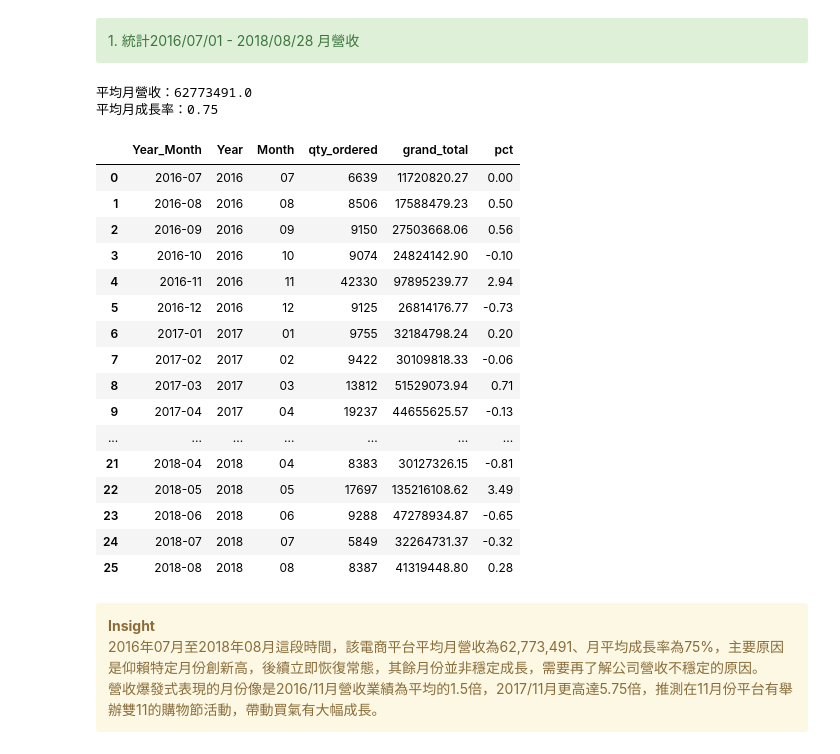
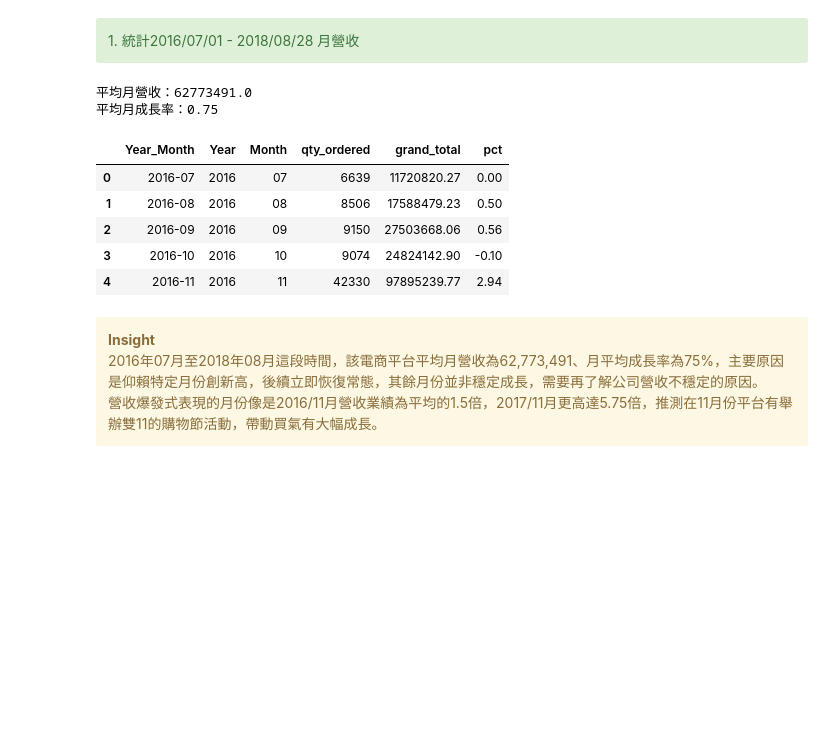
Before and after one commit to LiangYuDer/E-commerce-Analysis, a Jupyter notebook: ec_analysis.ipynb, the cells around one changed output. Cells and saved outputs as stored; diff of their text form; code cells hidden in the pictures; blank space fills up the shorter version.

```diff
--- a/ec_analysis.ipynb
+++ b/ec_analysis.ipynb
@@ -141,36 +141,26 @@ print(f"訂單最晚時間：{dt['created_at_date'].max()}")
 # %%
 # 篩選訂單狀態是 completed 的訂單按照年月計算總營收
 # 合併年、月兩欄新增 Year_Month 欄位
-revenue = dt[dt["status"] == "completed"][["Year", "Month", "qty_ordered", "grand_total"]].groupby(["Year", "Month"]).agg("sum").sort_values(by=["Year", "Month"]).reset_index()
+order_completed = dt[dt["status"] == "completed"]
+revenue = order_completed[["Year", "Month", "qty_ordered", "grand_total"]].groupby(["Year", "Month"]).agg("sum").sort_values(by=["Year", "Month"]).reset_index()
 created_at_y_m = revenue["Year"].astype(str) + "-" + revenue["Month"]
 revenue.insert(0,"Year_Month",created_at_y_m)
 revenue["pct"] = revenue["grand_total"].pct_change()
 revenue["pct"] = revenue["pct"].fillna(0)
 avg_revenue = round(revenue["grand_total"].mean(),0)
 avg_mom = round(revenue["pct"].mean(),2)
 print(f"平均月營收：{avg_revenue}")
 print(f"平均月成長率：{avg_mom}")
-revenue
+revenue.head()
 # %% [output]
 平均月營收：62773491.0
 平均月成長率：0.75
 |  | Year_Month | Year | Month | qty_ordered | grand_total | pct |
 | 0 | 2016-07 | 2016 | 07 | 6639 | 11720820.27 | 0.00 |
 | 1 | 2016-08 | 2016 | 08 | 8506 | 17588479.23 | 0.50 |
 | 2 | 2016-09 | 2016 | 09 | 9150 | 27503668.06 | 0.56 |
 | 3 | 2016-10 | 2016 | 10 | 9074 | 24824142.90 | -0.10 |
 | 4 | 2016-11 | 2016 | 11 | 42330 | 97895239.77 | 2.94 |
-| 5 | 2016-12 | 2016 | 12 | 9125 | 26814176.77 | -0.73 |
-| 6 | 2017-01 | 2017 | 01 | 9755 | 32184798.24 | 0.20 |
-| 7 | 2017-02 | 2017 | 02 | 9422 | 30109818.33 | -0.06 |
-| 8 | 2017-03 | 2017 | 03 | 13812 | 51529073.94 | 0.71 |
-| 9 | 2017-04 | 2017 | 04 | 19237 | 44655625.57 | -0.13 |
-| ... | ... | ... | ... | ... | ... | ... |
-| 21 | 2018-04 | 2018 | 04 | 8383 | 30127326.15 | -0.81 |
-| 22 | 2018-05 | 2018 | 05 | 17697 | 135216108.62 | 3.49 |
-| 23 | 2018-06 | 2018 | 06 | 9288 | 47278934.87 | -0.65 |
-| 24 | 2018-07 | 2018 | 07 | 5849 | 32264731.37 | -0.32 |
-| 25 | 2018-08 | 2018 | 08 | 8387 | 41319448.80 | 0.28 |
 # %% [markdown]
 <div class="alert alert-warning">
 <b>Insight</b><br>
```
Also changed, not shown: parts of 19 cells of this notebook.
